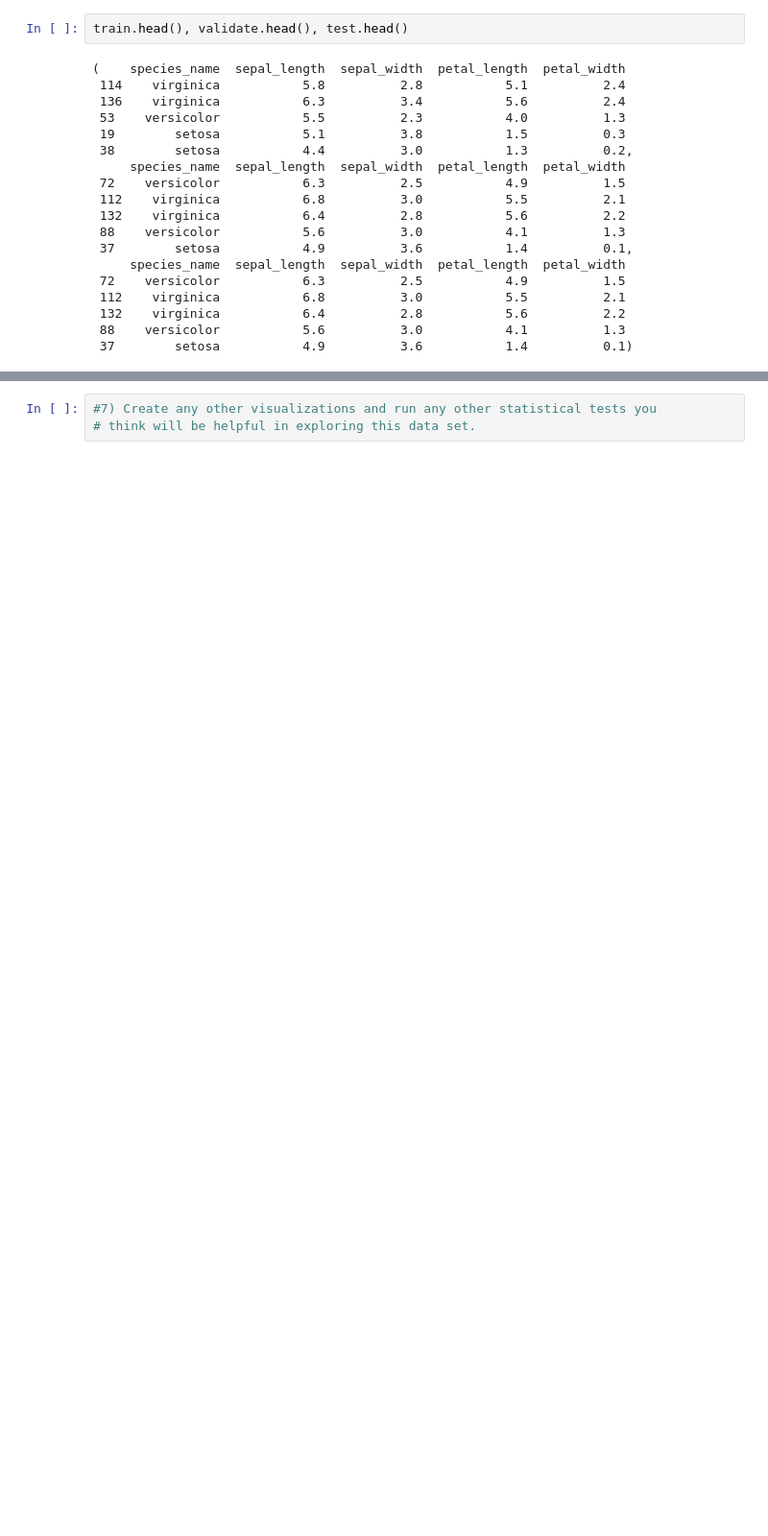
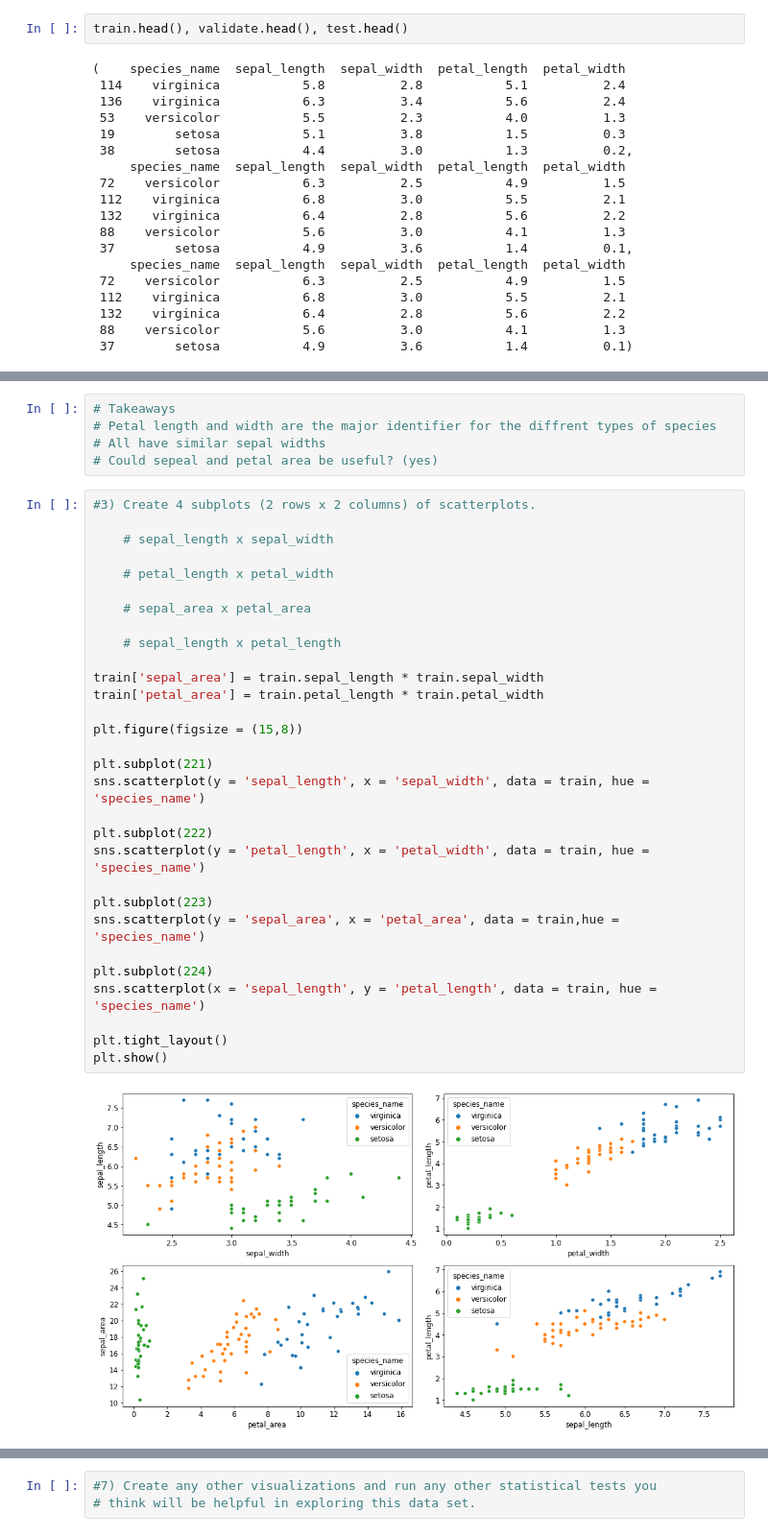
Before and after one commit to ljackson707/classification-exercises, a Jupyter notebook: classification_exercises3.ipynb, the cells around one changed output, grey strips where cells are left out. Shown at 96% size. Saved outputs shown, nothing was run; the diff lists cells and outputs as text; blank space fills up the shorter version.

```diff
--- a/classification_exercises3.ipynb
+++ b/classification_exercises3.ipynb
@@ -218,0 +239,37 @@ plt.legend()
+# %%
+# Takeaways
+# Petal length and width are the major identifier for the diffrent types of species
+# All have similar sepal widths
+# Could sepeal and petal area be useful? (yes)
+# %%
+#3) Create 4 subplots (2 rows x 2 columns) of scatterplots.
+
+    # sepal_length x sepal_width
+
+    # petal_length x petal_width
+
+    # sepal_area x petal_area
+
+    # sepal_length x petal_length
+
+train['sepal_area'] = train.sepal_length * train.sepal_width
+train['petal_area'] = train.petal_length * train.petal_width
+
+plt.figure(figsize = (15,8))
+
+plt.subplot(221)
+sns.scatterplot(y = 'sepal_length', x = 'sepal_width', data = train, hue = 'species_name')
+
+plt.subplot(222)
+sns.scatterplot(y = 'petal_length', x = 'petal_width', data = train, hue = 'species_name')
+
+plt.subplot(223)
+sns.scatterplot(y = 'sepal_area', x = 'petal_area', data = train,hue = 'species_name')
+
+plt.subplot(224)
+sns.scatterplot(x = 'sepal_length', y = 'petal_length', data = train, hue = 'species_name')
+
+plt.tight_layout()
+plt.show()
+# %% [output]
+[figure, added]
```
Also changed, not shown: parts of 17 cells of this notebook.
